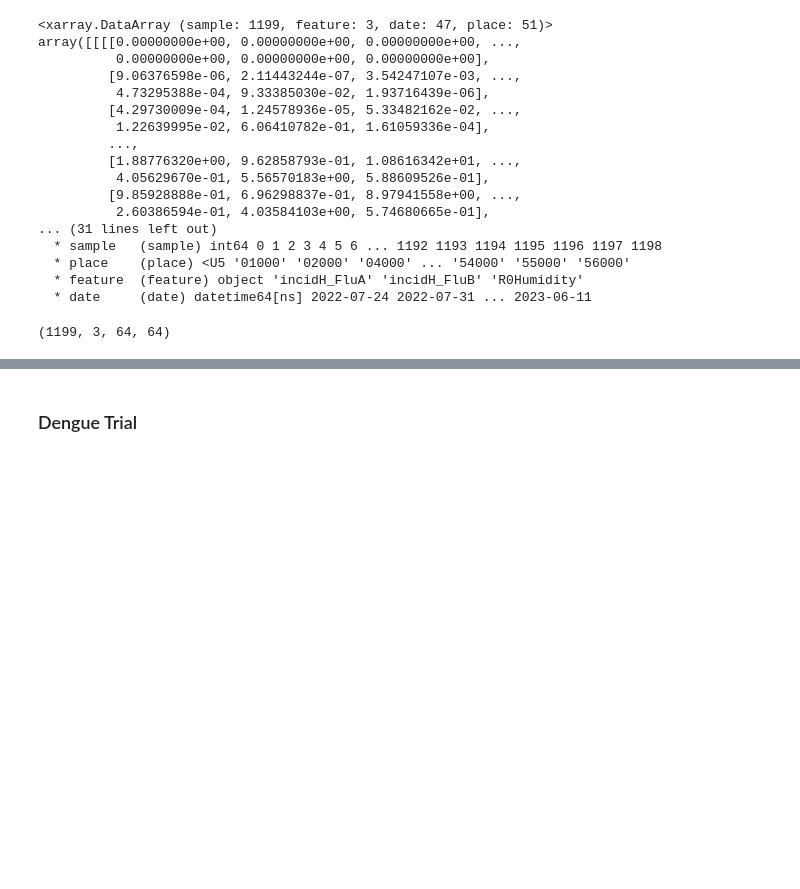
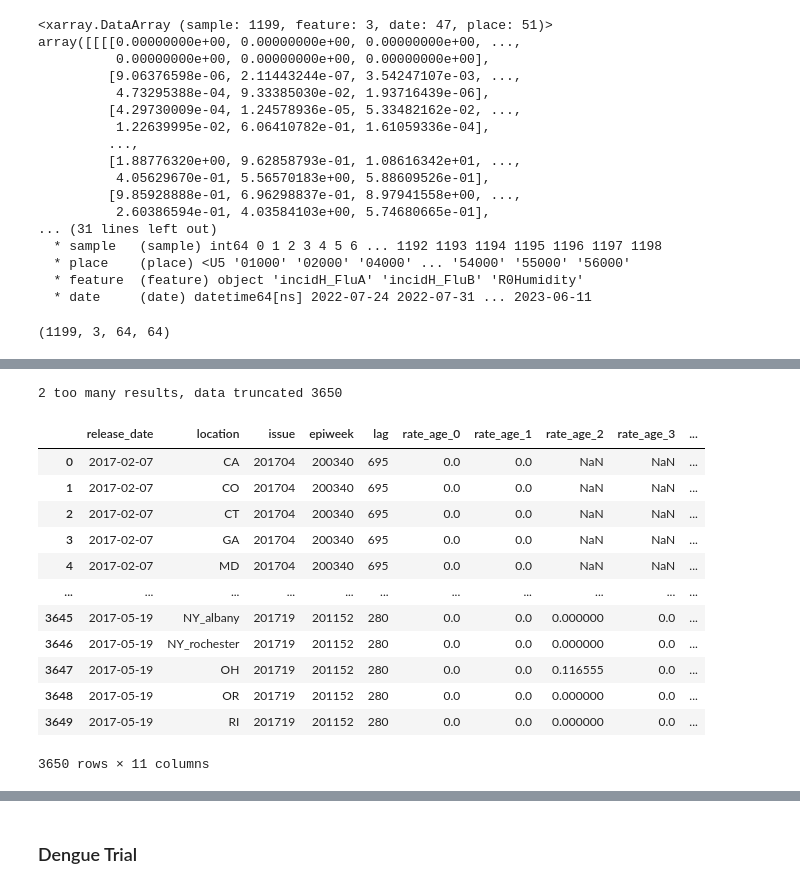
Before and after one commit to jcblemai/influpaint, a Jupyter notebook: synthetic_data.ipynb, the cells around one changed output, grey strips where cells are left out. Cells and saved outputs as stored; diff of their text form; code cells hidden in the pictures; blank space fills up the shorter version.

```diff
--- a/synthetic_data.ipynb
+++ b/synthetic_data.ipynb
@@ -154,0 +212,24 @@ full_xarr_w_padded.to_netcdf('datasets/from_csp_weekly_pad_4scn.nc')
+# %%
+from delphi_epidata import Epidata
+# copilot generated from https://github.com/cmu-delphi/delphi-epidata/blob/main/labels/flusurv_locations.txt
+flu_surv_location = ['CA', 'CO', 'CT', 'GA', 'IA', 'ID', 'MD', 'MI', 'MN', 'NM', 'NY_albany', 'NY_rochester', 'OH', 'OK', 'OR', 'RI', 'SD', 'TN', 'UT', 'network_all', 'network_eip', 'network_ihsp']
+res = Epidata.flusurv(flu_surv_location, [Epidata.range(199401, 202210)])
+print(res['result'], res['message'], len(res['epidata']))
+# %% [output]
+2 too many results, data truncated 3650
+# %%
+pd.json_normalize(res['epidata'])
+# %% [output]
+|  | release_date | location | issue | epiweek | lag | rate_age_0 | rate_age_1 | rate_age_2 | rate_age_3 | ... |
+| 0 | 2017-02-07 | CA | 201704 | 200340 | 695 | 0.0 | 0.0 | NaN | NaN | ... |
+| 1 | 2017-02-07 | CO | 201704 | 200340 | 695 | 0.0 | 0.0 | NaN | NaN | ... |
+| 2 | 2017-02-07 | CT | 201704 | 200340 | 695 | 0.0 | 0.0 | NaN | NaN | ... |
+| 3 | 2017-02-07 | GA | 201704 | 200340 | 695 | 0.0 | 0.0 | NaN | NaN | ... |
+| 4 | 2017-02-07 | MD | 201704 | 200340 | 695 | 0.0 | 0.0 | NaN | NaN | ... |
+| ... | ... | ... | ... | ... | ... | ... | ... | ... | ... | ... |
+| 3645 | 2017-05-19 | NY_albany | 201719 | 201152 | 280 | 0.0 | 0.0 | 0.000000 | 0.0 | ... |
+| 3646 | 2017-05-19 | NY_rochester | 201719 | 201152 | 280 | 0.0 | 0.0 | 0.000000 | 0.0 | ... |
+| 3647 | 2017-05-19 | OH | 201719 | 201152 | 280 | 0.0 | 0.0 | 0.116555 | 0.0 | ... |
+| 3648 | 2017-05-19 | OR | 201719 | 201152 | 280 | 0.0 | 0.0 | 0.000000 | 0.0 | ... |
+| 3649 | 2017-05-19 | RI | 201719 | 201152 | 280 | 0.0 | 0.0 | 0.000000 | 0.0 | ... |
+3650 rows × 11 columns
```
Also changed, not shown: parts of 10 cells of this notebook.
